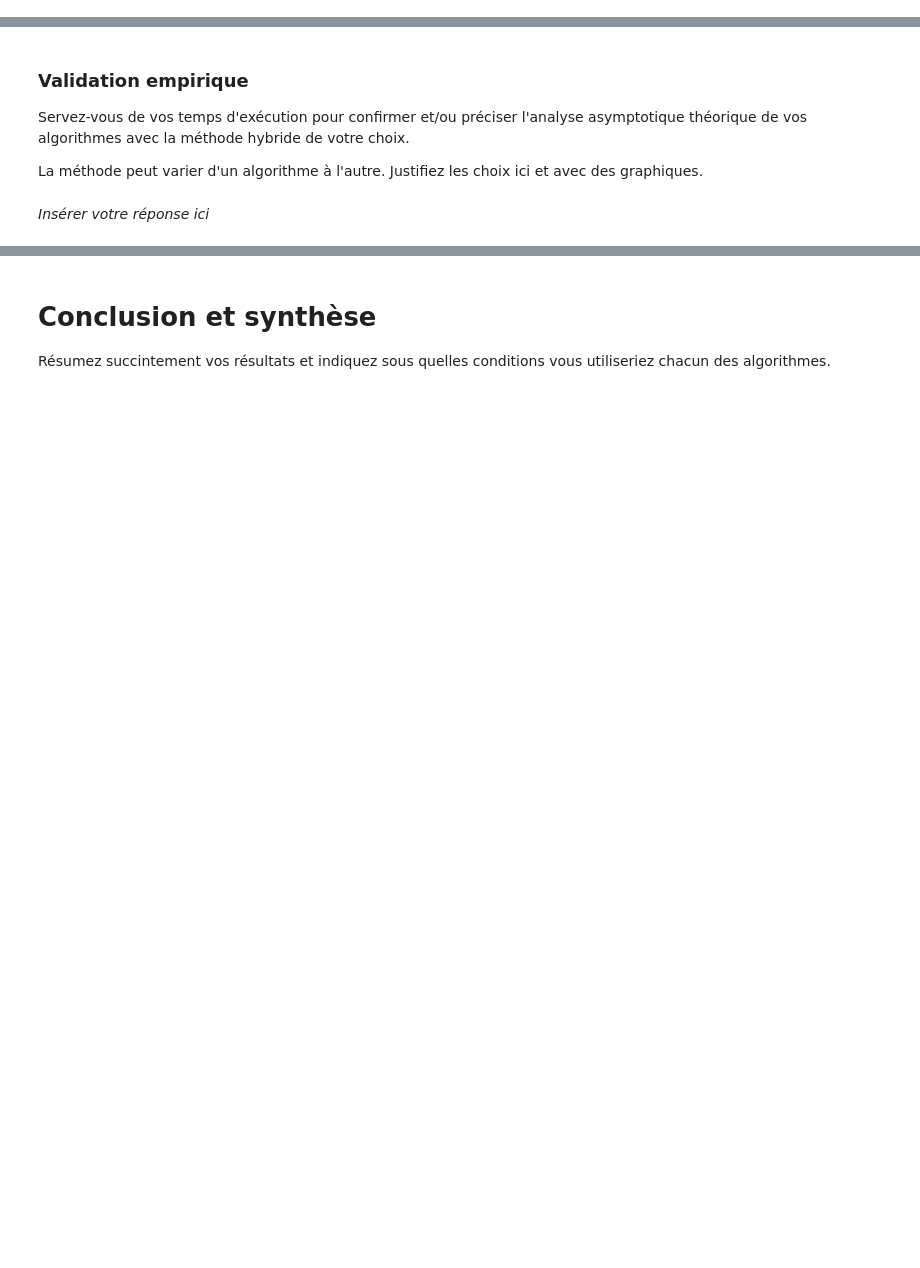
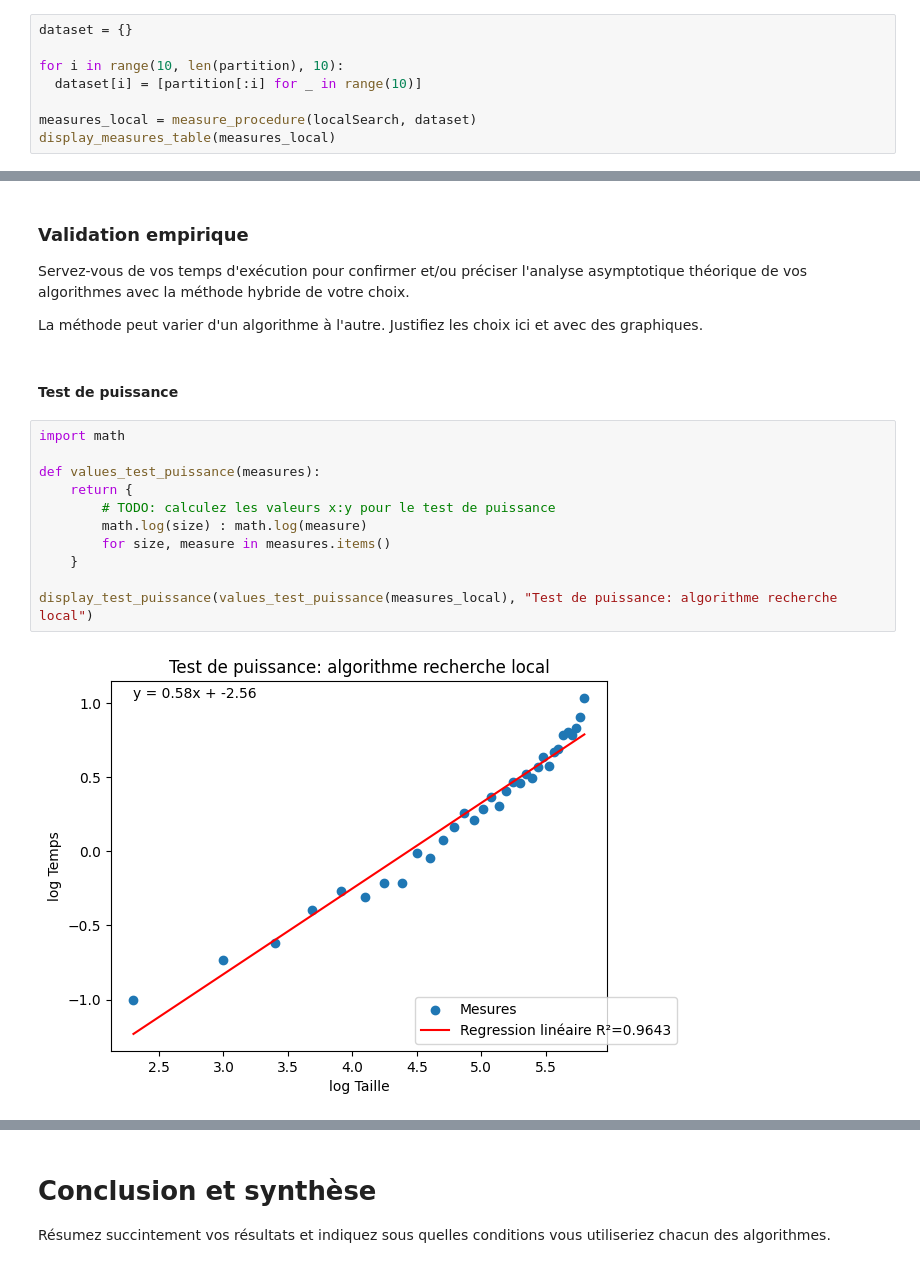
Before and after one commit to Thomas-Thiboutot/INF8775, a Jupyter notebook: TP2-H24.ipynb, the cells around one changed output, grey strips where cells are left out. Drawn from its saved outputs; the diff is of its cells as text; blank space fills up the shorter version.

```diff
--- a/TP2-H24.ipynb
+++ b/TP2-H24.ipynb
@@ -615,3 +638,11 @@ nombre de doigts pour chacun des trois algorithmes.
 ### Mesures
 
 Rapportez dans un tableau les temps d'exécutions moyens avec les fonctions auxiliaires `measure_procedure` et `display_measure_table`
+# %%
+dataset = {}
+
+for i in range(10, len(partition), 10):
+  dataset[i] = [partition[:i] for _ in range(10)]
+
+measures_local = measure_procedure(localSearch, dataset)
+display_measures_table(measures_local)
@@ -621,5 +670,18 @@ Rapportez dans un tableau les temps d'exécutions moyens avec les fonctions auxi
 Servez-vous de vos temps d'exécution pour confirmer et/ou préciser l'analyse asymptotique théorique de vos algorithmes avec la méthode hybride de votre choix.
 
 La méthode peut varier d'un algorithme à l'autre. Justifiez les choix ici et avec des graphiques.
-# %% [markdown]
-*Insérer votre réponse ici*
+# %% [markdown]
+#### Test de puissance
+# %%
+import math
+
+def values_test_puissance(measures):
+    return {
+        # TODO: calculez les valeurs x:y pour le test de puissance
+        math.log(size) : math.log(measure)
+        for size, measure in measures.items()
+    }
+
+display_test_puissance(values_test_puissance(measures_local), "Test de puissance: algorithme recherche local")
+# %% [output]
+[figure, added]
```
Also changed, not shown: parts of 16 cells of this notebook.
